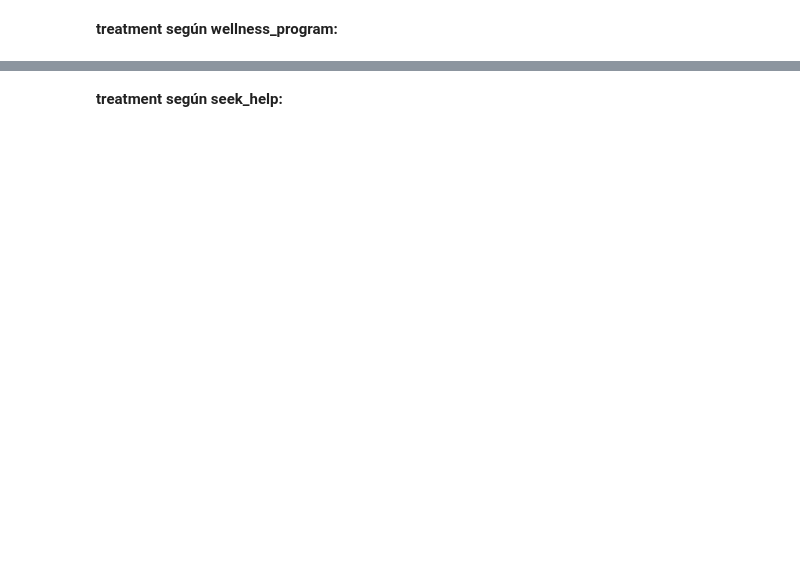
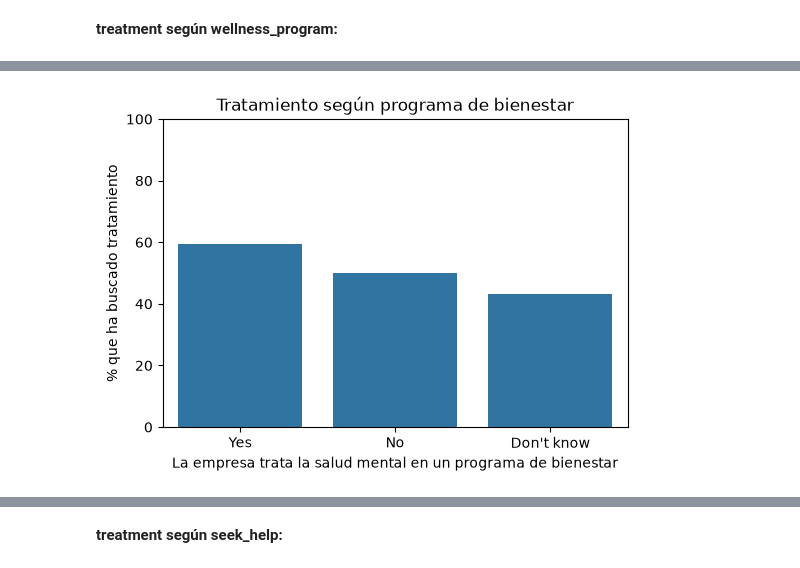
Before and after one commit to IA-P1-BCN/ai_project_EDA-charlotte_doulcet, a Jupyter notebook: eda.ipynb, the cells around one changed output, grey strips where cells are left out. Saved outputs shown, nothing was run; the diff lists cells and outputs as text; code cells hidden in the pictures; blank space fills up the shorter version.

```diff
--- a/eda.ipynb
+++ b/eda.ipynb
@@ -979,2 +1038,3 @@ Objetivo: comparar el porcentaje de `treatment = Yes` con y sin cada tipo de apo
 # %%
-# tabla (crosstab en %)
+tabla_wp = pd.crosstab(df_clean["wellness_program"], df_clean["treatment"], normalize="index") * 100
+tabla_wp.round(1)
@@ -981,3 +1047,11 @@ Objetivo: comparar el porcentaje de `treatment = Yes` con y sin cada tipo de apo
 # %%
-# gráfico
+plt.figure(figsize=(6, 4))
+sns.barplot(x=tabla_wp.index, y=tabla_wp["Yes"], order=["Yes", "No", "Don't know"])
+plt.title("Tratamiento según programa de bienestar")
+plt.xlabel("La empresa trata la salud mental en un programa de bienestar")
+plt.ylabel("% que ha buscado tratamiento")
+plt.ylim(0, 100)
+plt.show()
+# %% [output]
+[figure, added]
 # %% [markdown]
```
Also changed, not shown: parts of 16 cells of this notebook, 1 other file.
